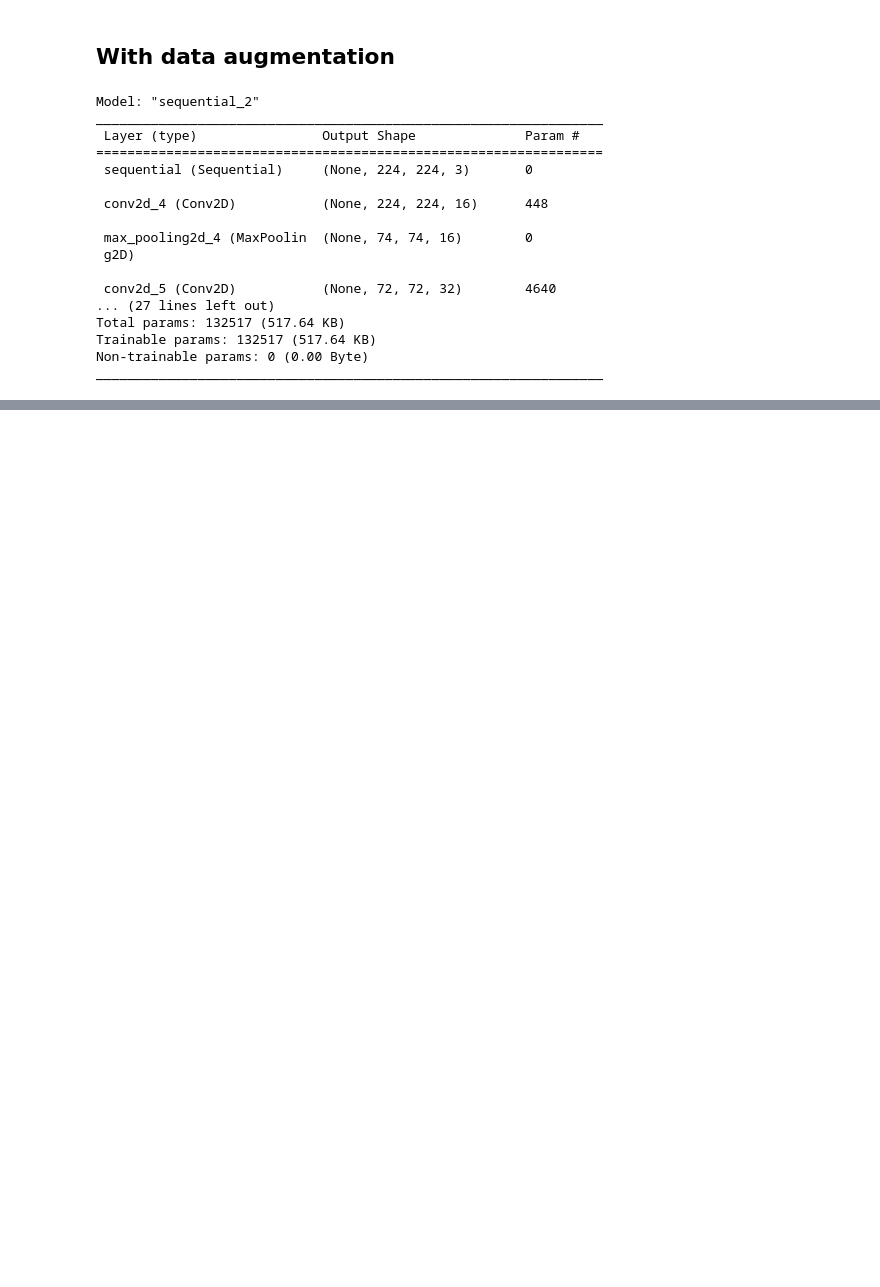
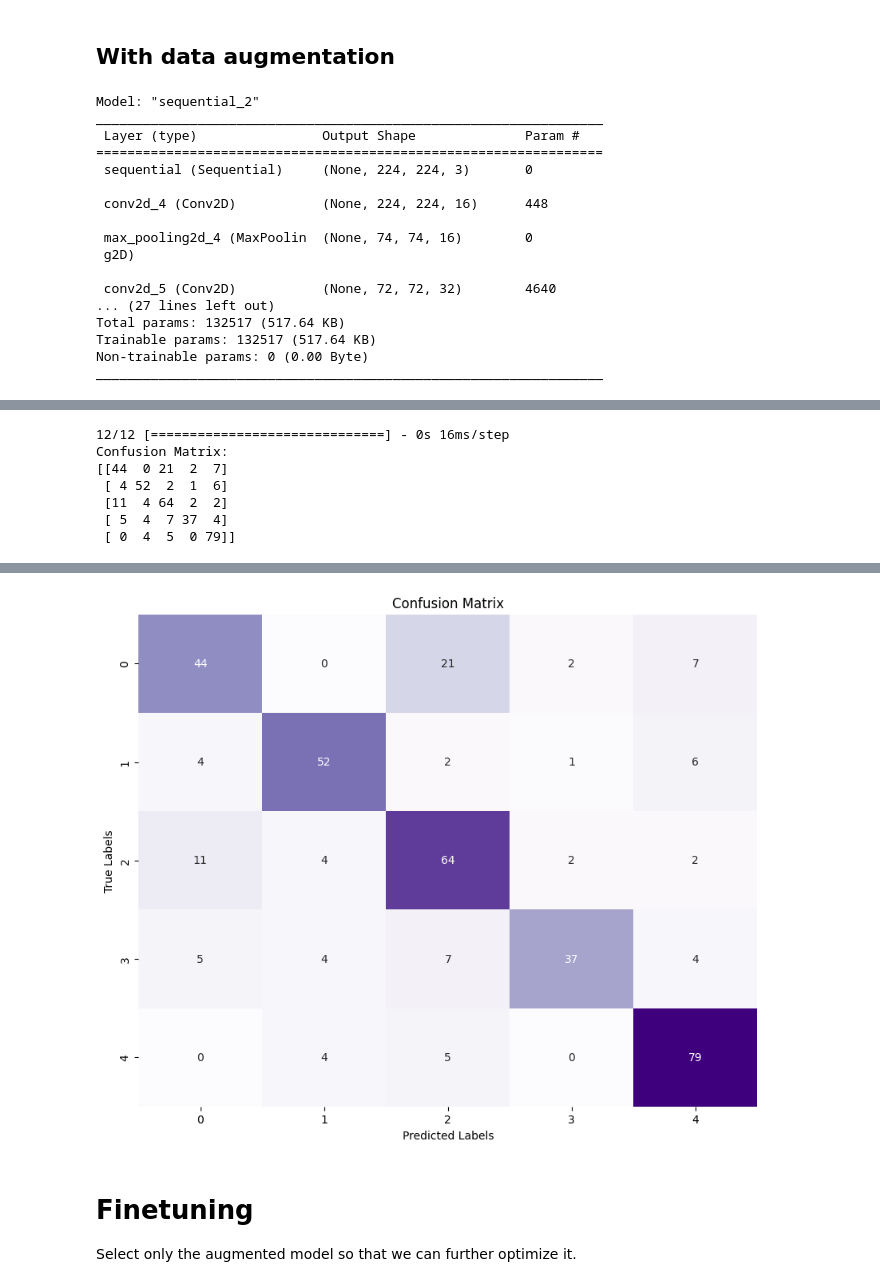
Before and after one commit to nicolegrillo/DeepLearningProject, a Jupyter notebook: notebooks_flowers/Flowers_Beta_proposal.ipynb, the cells around one changed output, grey strips where cells are left out. Drawn from its saved outputs; the diff is of its cells as text; code cells hidden in the pictures; blank space fills up the shorter version.

```diff
--- a/notebooks_flowers/Flowers_Beta_proposal.ipynb
+++ b/notebooks_flowers/Flowers_Beta_proposal.ipynb
@@ -348,8 +354,10 @@ Epoch 30/30
 # %%
 # Save the model to Google Drive
-model_save_path = '/content/drive/My Drive/Colab Notebooks/flower_classification_NOAUG_model.h5'
+drive.mount('/content/gdrive')
+
+model_save_path = 'gdrive/My Drive/Colab Notebooks/flower_classification_NOAUG_model.h5'
 model.save(model_save_path)
 
 # Load the model from Google Drive
-model_load_path = '/content/drive/My Drive/Colab Notebooks/flower_classification_NOAUG_model.h5'
+model_load_path = 'gdrive/My Drive/Colab Notebooks/flower_classification_NOAUG_model.h5'
 loaded_model = tf.keras.models.load_model(model_load_path)
@@ -446,0 +572,30 @@ loaded_model_aug = tf.keras.models.load_model(model_load_path)
+# %%
+y_pred = loaded_model.predict(X_test)
+
+# Convert probabilities to class labels
+y_pred_classes = np.argmax(y_pred, axis=1)
+
+# Now you can compute the confusion matrix
+cm = confusion_matrix(y_test, y_pred_classes)
+
+# Print confusion matrix
+print("Confusion Matrix:")
+print(cm)
+
+# Create a heatmap of the confusion matrix
+plt.figure(figsize=(10, 8))
+sns.heatmap(cm, annot=True, fmt='d', cmap='Purples', cbar=False)
+plt.xlabel('Predicted Labels')
+plt.ylabel('True Labels')
+plt.title('Confusion Matrix')
+plt.savefig("CM-withoutAUG.png")
+files.download("CM-withoutAUG.png")
+plt.show()
+# %% [output]
+12/12 [==============================] - 0s 16ms/step
+Confusion Matrix:
+[[44  0 21  2  7]
+ [ 4 52  2  1  6]
+ [11  4 64  2  2]
+ [ 5  4  7 37  4]
+ [ 0  4  5  0 79]]
@@ -446,0 +604,5 @@ loaded_model_aug = tf.keras.models.load_model(model_load_path)
+[figure, added]
+# %% [markdown]
+# Finetuning
+
+Select only the augmented model so that we can further optimize it.
```
Also changed, not shown: parts of 16 cells of this notebook.
